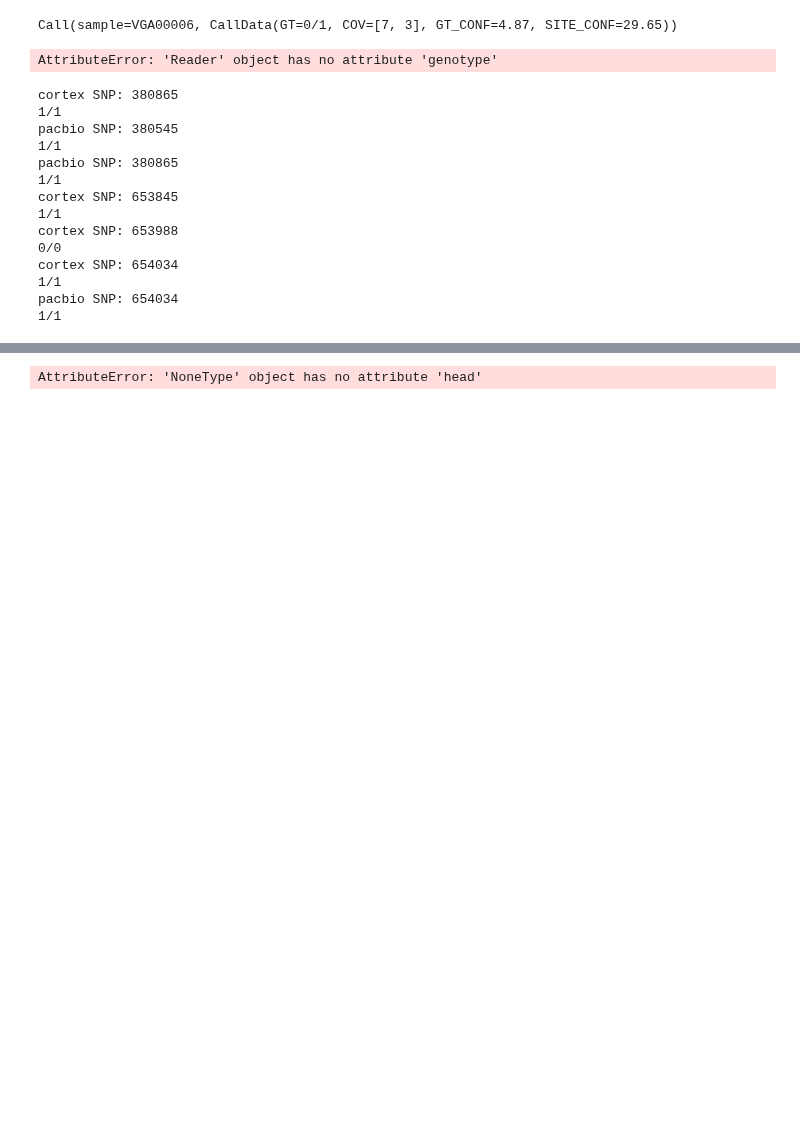
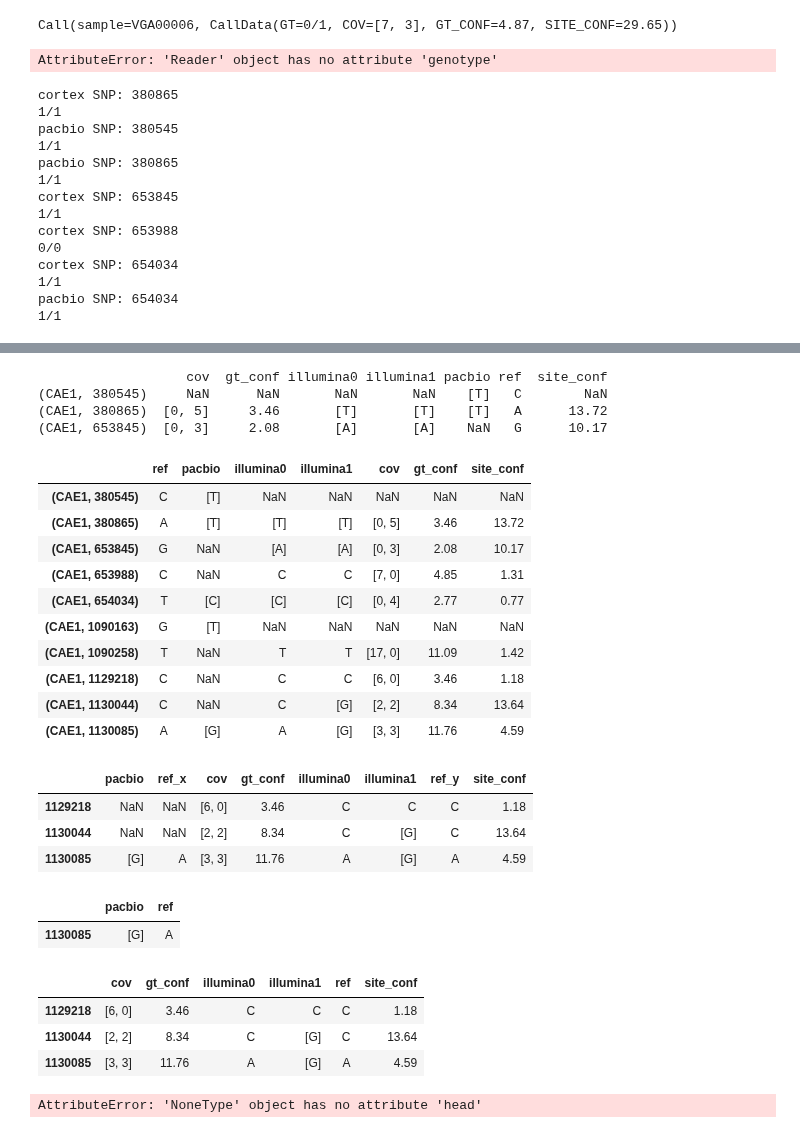
Before and after one commit to peterdfields/hs_vervet, a Jupyter notebook: notebooks/error_check_cortex_african_sabaeus.ipynb, the cells around one changed output, grey strips where cells are left out. Cells and saved outputs as stored; diff of their text form; code cells hidden in the pictures; blank space fills up the shorter version.

```diff
--- a/notebooks/error_check_cortex_african_sabaeus.ipynb
+++ b/notebooks/error_check_cortex_african_sabaeus.ipynb
@@ -9,5 +10,8 @@ import pandas as pd
 ref_fname=os.path.expanduser("~/vervet_data/data/reference/reference_3488/3488_indID1_codeVRC_ref_sequencer3_seqType1_filtered0_version3.fasta")
 ref = Fasta(ref_fname)
+# %%
+for name,chrom in ref.items():
+    print chrom
 # %%
 ucla_id='VGA00006'
 # %%
@@ -136,3 +162,0 @@ SyntaxError: EOL while scanning string literal (<ipython-input-106-f86b2d5bb380>
-# %%
-for _,interval in pacbio_intervals.iloc[:2].iterrows():
-    cortex_df=snp_compare_df(interval['chrom'],interval['start'],interval['end'],ucla_id)
@@ -145,0 +163,7 @@ for _,interval in pacbio_intervals.iloc[:2].iterrows():
+# %%
+df = pd.DataFrame()#index=pd.MultiIndex([[None,None]],[['chrom','pos']])
+for _,interval in pacbio_intervals.iloc[:7000].iterrows():
+    pacbio_df,cortex_df,df0 = snp_compare_df(interval['chrom'],interval['start'],interval['end'],ucla_id)
+    df=df.append(df0)
+df=df.reindex_axis(['ref','pacbio','illumina0','illumina1','cov','gt_conf','site_conf'], axis=1)
+df=df.reindex(pd.MultiIndex.from_tuples(df.index))
@@ -146,3 +199,43 @@ for _,interval in pacbio_intervals.iloc[:2].iterrows():
+# %%
+print df.iloc[:3]
+# %% [output]
+                   cov  gt_conf illumina0 illumina1 pacbio ref  site_conf
+(CAE1, 380545)     NaN      NaN       NaN       NaN    [T]   C        NaN
+(CAE1, 380865)  [0, 5]     3.46       [T]       [T]    [T]   A      13.72
+(CAE1, 653845)  [0, 3]     2.08       [A]       [A]    NaN   G      10.17
+# %%
+df.loc[:][:10000]
+# %% [output]
+|  | ref | pacbio | illumina0 | illumina1 | cov | gt_conf | site_conf |
+| (CAE1, 380545) | C | [T] | NaN | NaN | NaN | NaN | NaN |
+| (CAE1, 380865) | A | [T] | [T] | [T] | [0, 5] | 3.46 | 13.72 |
+| (CAE1, 653845) | G | NaN | [A] | [A] | [0, 3] | 2.08 | 10.17 |
+| (CAE1, 653988) | C | NaN | C | C | [7, 0] | 4.85 | 1.31 |
+| (CAE1, 654034) | T | [C] | [C] | [C] | [0, 4] | 2.77 | 0.77 |
+| (CAE1, 1090163) | G | [T] | NaN | NaN | NaN | NaN | NaN |
+| (CAE1, 1090258) | T | NaN | T | T | [17, 0] | 11.09 | 1.42 |
+| (CAE1, 1129218) | C | NaN | C | C | [6, 0] | 3.46 | 1.18 |
+| (CAE1, 1130044) | C | NaN | C | [G] | [2, 2] | 8.34 | 13.64 |
+| (CAE1, 1130085) | A | [G] | A | [G] | [3, 3] | 11.76 | 4.59 |
+# %%
+df
+# %% [output]
+|  | pacbio | ref_x | cov | gt_conf | illumina0 | illumina1 | ref_y | site_conf |
+| 1129218 | NaN | NaN | [6, 0] | 3.46 | C | C | C | 1.18 |
+| 1130044 | NaN | NaN | [2, 2] | 8.34 | C | [G] | C | 13.64 |
+| 1130085 | [G] | A | [3, 3] | 11.76 | A | [G] | A | 4.59 |
+# %%
+pacbio_df
+# %% [output]
+|  | pacbio | ref |
+| 1130085 | [G] | A |
+# %%
+cortex_df
+# %% [output]
+|  | cov | gt_conf | illumina0 | illumina1 | ref | site_conf |
+| 1129218 | [6, 0] | 3.46 | C | C | C | 1.18 |
+| 1130044 | [2, 2] | 8.34 | C | [G] | C | 13.64 |
+| 1130085 | [3, 3] | 11.76 | A | [G] | A | 4.59 |
 # %%
 cortex_df.head()
 # %% [output]
```
Also changed, not shown: parts of 5 cells of this notebook.
